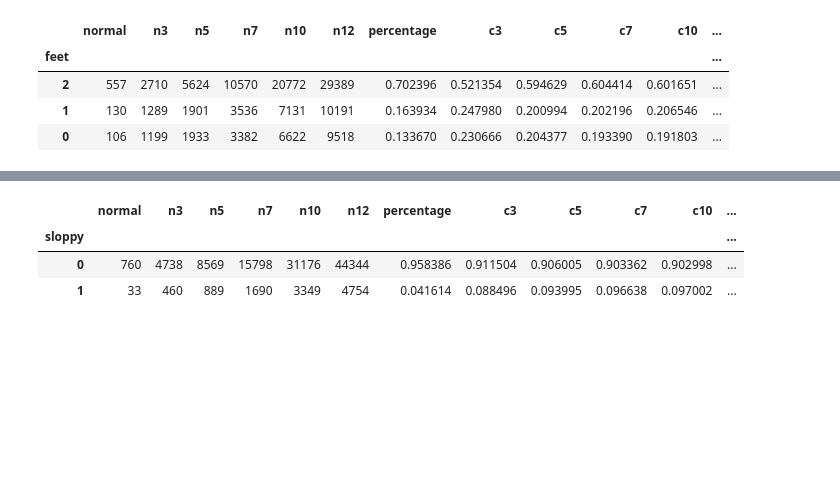
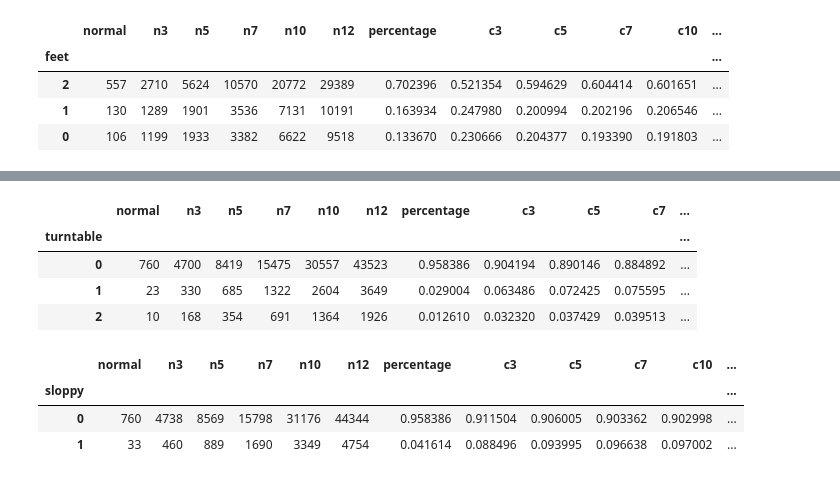
Before and after one commit to mikeddecker/judge, a Jupyter notebook: computervision/skillBalanceChecker.ipynb, the cells around one changed output, grey strips where cells are left out. Drawn from its saved outputs; the diff is of its cells as text; code cells hidden in the pictures; blank space fills up the shorter version.

Commit message:
cv - balance notebook add turntable

```diff
--- a/computervision/skillBalanceChecker.ipynb
+++ b/computervision/skillBalanceChecker.ipynb
@@ -266,3 +260,12 @@ get_df_spec_balance_comparison(col, train_gen)
+# %%
+col = 'turntable'
+get_df_spec_balance_comparison(col, train_gen)
+# %% [output]
+|  | normal | n3 | n5 | n7 | n10 | n12 | percentage | c3 | c5 | c7 | ... |
+| turntable |  |  |  |  |  |  |  |  |  |  | ... |
+| 0 | 760 | 4700 | 8419 | 15475 | 30557 | 43523 | 0.958386 | 0.904194 | 0.890146 | 0.884892 | ... |
+| 1 | 23 | 330 | 685 | 1322 | 2604 | 3649 | 0.029004 | 0.063486 | 0.072425 | 0.075595 | ... |
+| 2 | 10 | 168 | 354 | 691 | 1364 | 1926 | 0.012610 | 0.032320 | 0.037429 | 0.039513 | ... |
 # %%
 col = 'sloppy'
 get_df_spec_balance_comparison(col, train_gen)
```
Also changed, not shown: parts of 10 cells of this notebook.
